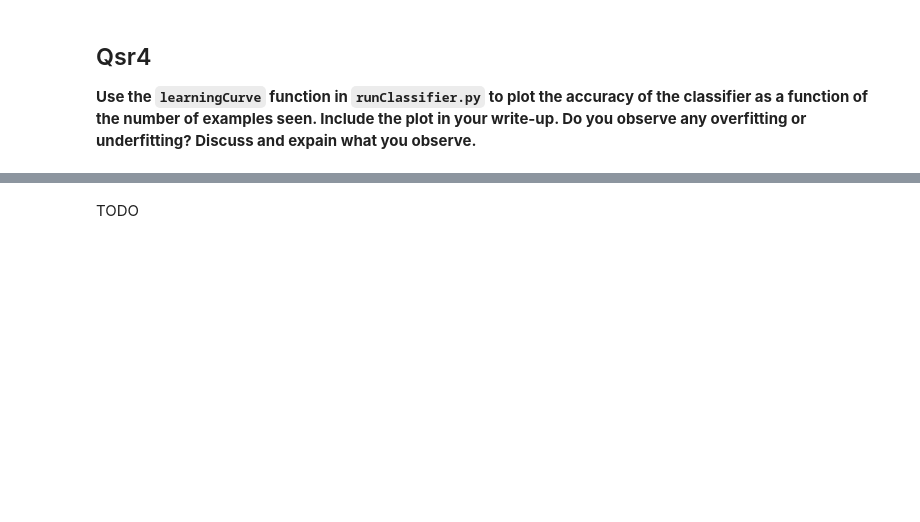
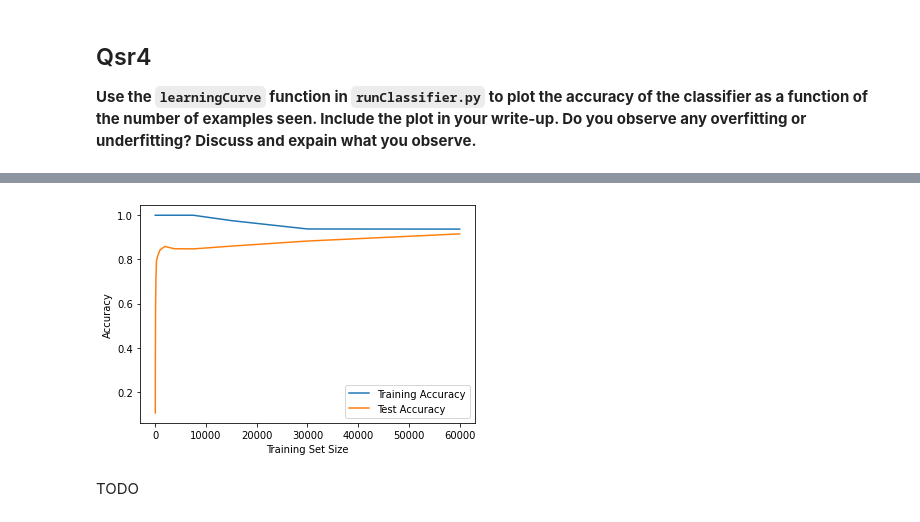
Before and after one commit to chickendreanso/cmsc-422-introduction-to-machine-learning, a Jupyter notebook: p3/writeup.ipynb, the cells around one changed output, grey strips where cells are left out. Saved outputs shown, nothing was run; the diff lists cells and outputs as text; code cells hidden in the pictures; blank space fills up the shorter version.

```diff
--- a/p3/writeup.ipynb
+++ b/p3/writeup.ipynb
@@ -87,0 +85,12 @@ from runClassifier import *
+# %%
+from runClassifier import *
+from softmax import *
+from utils import *
+# use the learningCurve function in runClassifier.py to plot the learning curve for the softmax classifier
+# on the provided data. You should see a plot similar to the one in the writeup.
+exSize = 28*28
+numClasses = 10
+reg = 0.0001
+X, Y = loadMNIST('data/train-images.idx3-ubyte', 'data/train-labels.idx1-ubyte')
+testX, testY = loadMNIST('data/t10k-images.idx3-ubyte', 'data/t10k-labels.idx1-ubyte')
+dataSizes, trainAcc, testAcc = learningCurve(SoftmaxRegression(numClasses, exSize), numClasses, exSize, X, Y, testX, testY)
@@ -88,3 +227,22 @@ from runClassifier import *
+# %%
+import matplotlib.pyplot as plt
+
+# Create a new figure
+plt.figure()
+
+# Plot the training and test accuracies as a function of the training set size
+plt.plot(dataSizes, [acc for acc in trainAcc], label="Training Accuracy")
+plt.plot(dataSizes, [acc for acc in testAcc], label="Test Accuracy")
+
+# Add axis labels and a legend
+plt.xlabel("Training Set Size")
+plt.ylabel("Accuracy")
+plt.legend()
+
+# Display the plot
+plt.show()
+# %% [output]
+[figure, added]
 # %% [markdown]
 TODO
 # %% [markdown]
```
Also changed, not shown: parts of 2 cells of this notebook, 2 other files.
